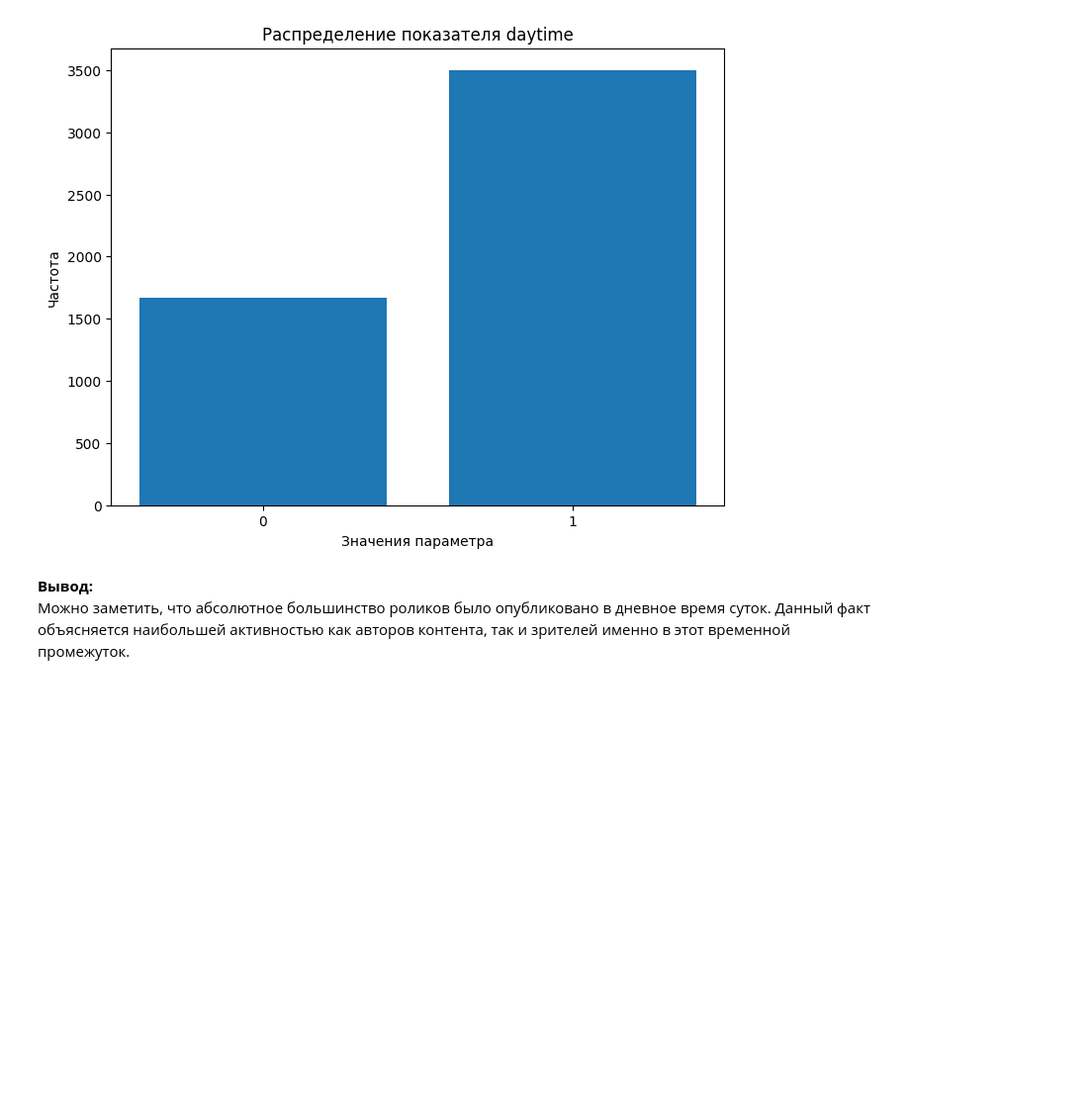
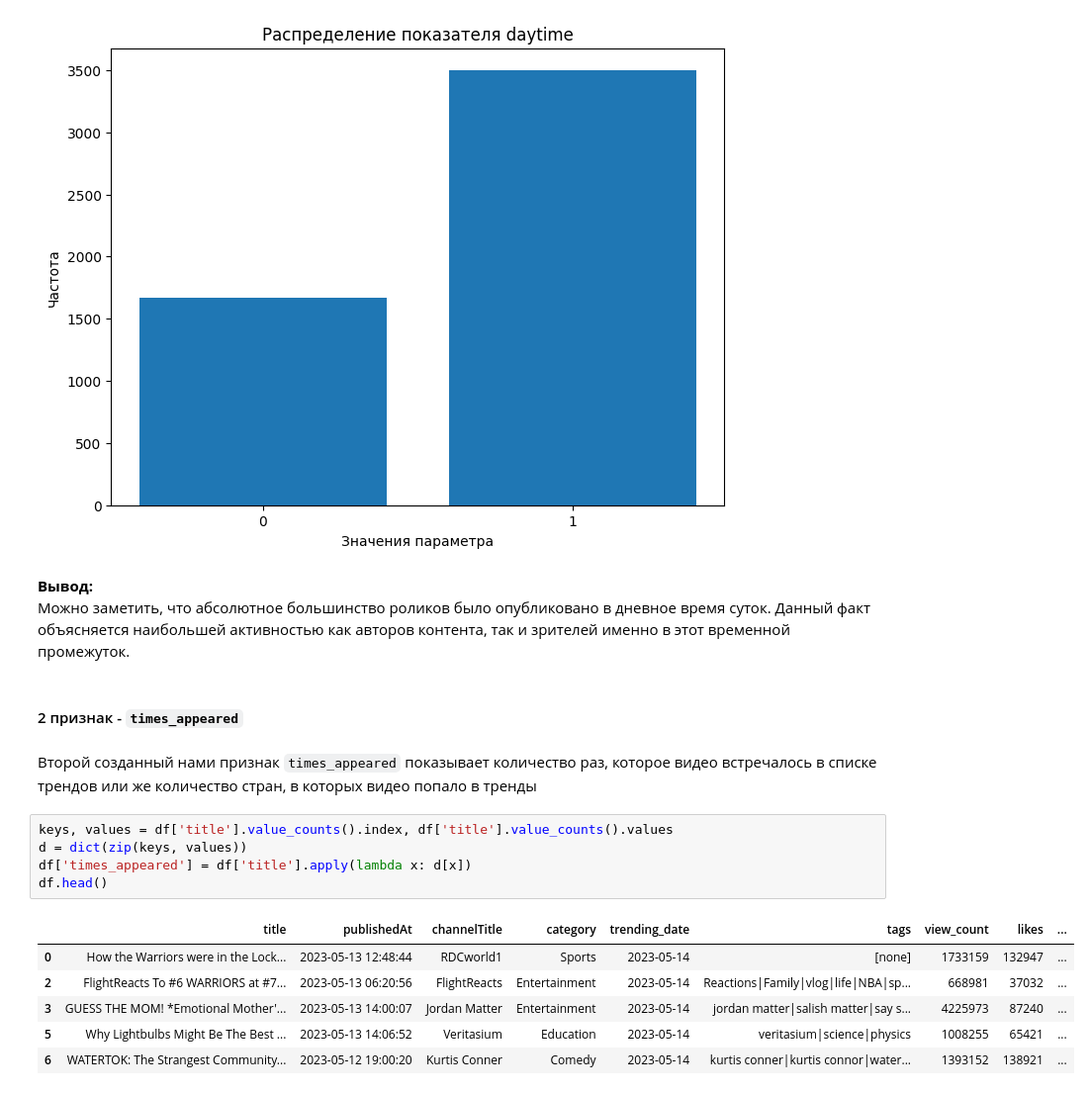
Before and after one commit to sardor014/project_andan_2023, a Jupyter notebook: EDA.ipynb, the cells around one changed output. Shown at 99% size. Drawn from its saved outputs; the diff is of its cells as text; blank space fills up the shorter version.

```diff
--- a/EDA.ipynb
+++ b/EDA.ipynb
@@ -651,3 +656,19 @@ plt.title('Распределение показателя daytime');
 # %% [markdown]
 **Вывод:** \
 Можно заметить, что абсолютное большинство роликов было опубликовано в дневное время суток. Данный факт объясняется наибольшей активностью как авторов контента, так и зрителей именно в этот временной промежуток.
+# %% [markdown]
+#### 2 признак - `times_appeared` ####
+# %% [markdown]
+Второй созданный нами признак `times_appeared` показывает количество раз, которое видео встречалось в списке трендов или же количество стран, в которых видео попало в тренды
+# %%
+keys, values = df['title'].value_counts().index, df['title'].value_counts().values
+d = dict(zip(keys, values))
+df['times_appeared'] = df['title'].apply(lambda x: d[x])
+df.head()
+# %% [output]
+|  | title | publishedAt | channelTitle | category | trending_date | tags | view_count | likes | ... |
+| 0 | How the Warriors were in the Lock... | 2023-05-13 12:48:44 | RDCworld1 | Sports | 2023-05-14 | [none] | 1733159 | 132947 | ... |
+| 2 | FlightReacts To #6 WARRIORS at #7... | 2023-05-13 06:20:56 | FlightReacts | Entertainment | 2023-05-14 | Reactions|Family|vlog|life|NBA|sp... | 668981 | 37032 | ... |
+| 3 | GUESS THE MOM! *Emotional Mother'... | 2023-05-13 14:00:07 | Jordan Matter | Entertainment | 2023-05-14 | jordan matter|salish matter|say s... | 4225973 | 87240 | ... |
+| 5 | Why Lightbulbs Might Be The Best ... | 2023-05-13 14:06:52 | Veritasium | Education | 2023-05-14 | veritasium|science|physics | 1008255 | 65421 | ... |
+| 6 | WATERTOK: The Strangest Community... | 2023-05-12 19:00:20 | Kurtis Conner | Comedy | 2023-05-14 | kurtis conner|kurtis connor|water... | 1393152 | 138921 | ... |
```
Also changed, not shown: parts of 15 cells of this notebook.
